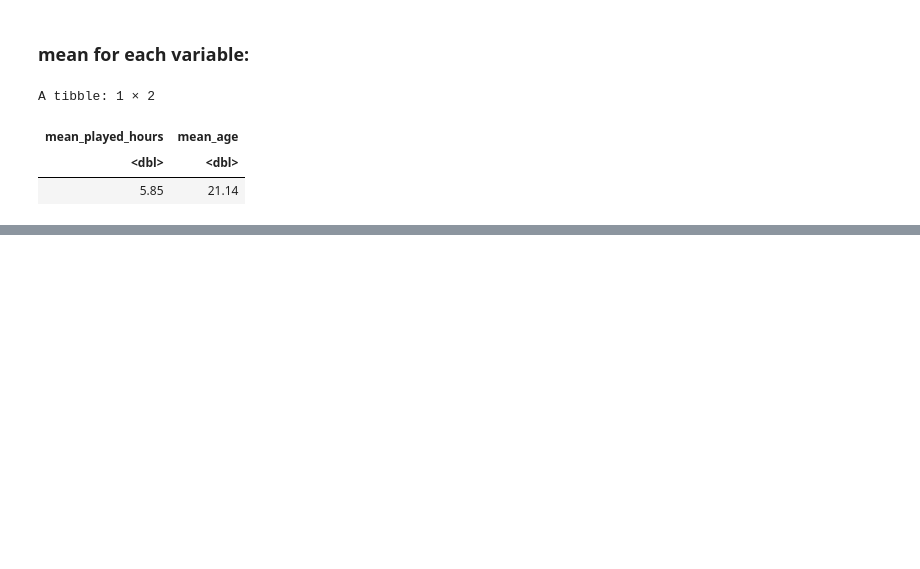
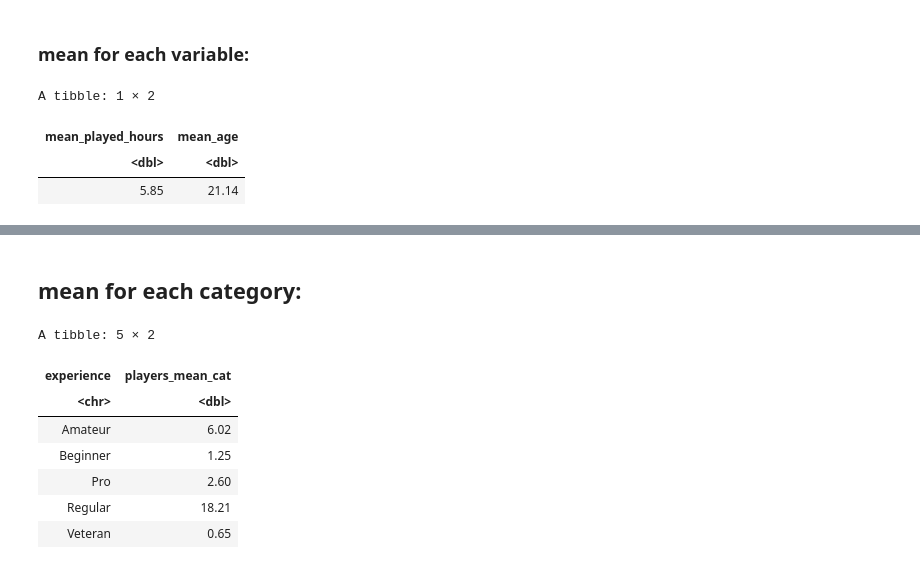
Before and after one commit to nihadmansurov-creator/DSCI-100, a Jupyter notebook: Project_main.ipynb, the cells around one changed output, grey strips where cells are left out. Drawn from its saved outputs; the diff is of its cells as text; code cells hidden in the pictures; blank space fills up the shorter version.

```diff
--- a/Project_main.ipynb
+++ b/Project_main.ipynb
@@ -124,0 +141,16 @@ A tibble: 1 × 2
+# %% [markdown]
+## mean for each category:
+# %%
+players_mean_cat <- players_tidy |>
+                    group_by(experience) |>
+                    summarise(players_mean_cat = round(mean(played_hours, na.rm = TRUE), 2))
+players_mean_cat
+# %% [output]
+A tibble: 5 × 2
+| experience | players_mean_cat |
+| <chr> | <dbl> |
+| Amateur | 6.02 |
+| Beginner | 1.25 |
+| Pro | 2.60 |
+| Regular | 18.21 |
+| Veteran | 0.65 |
```
Also changed, not shown: parts of 13 cells of this notebook.
